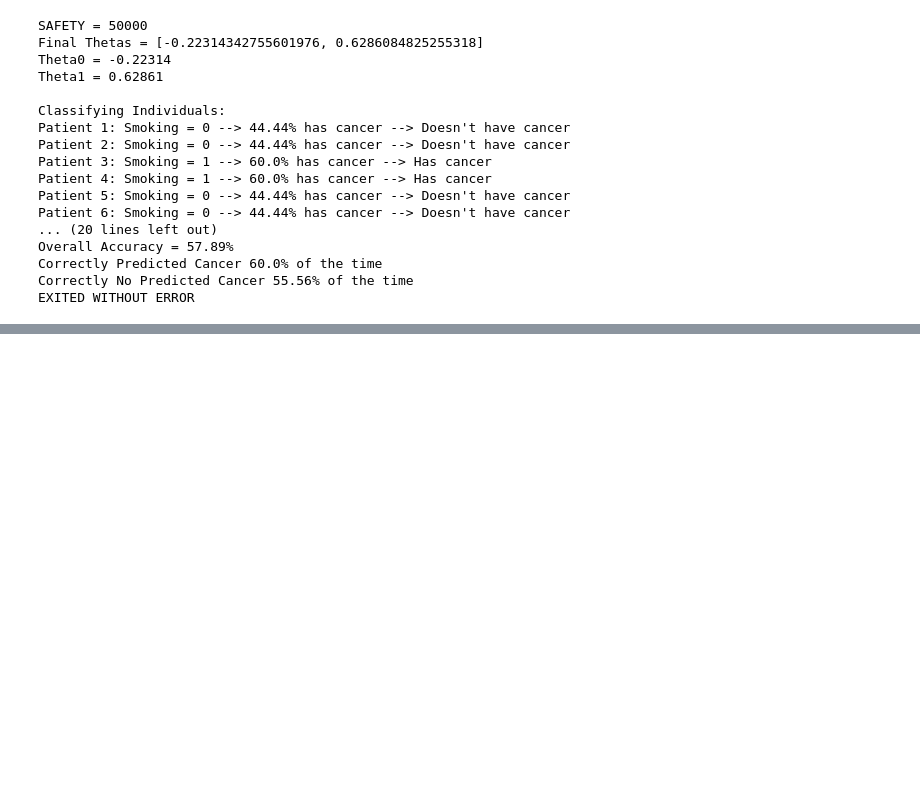
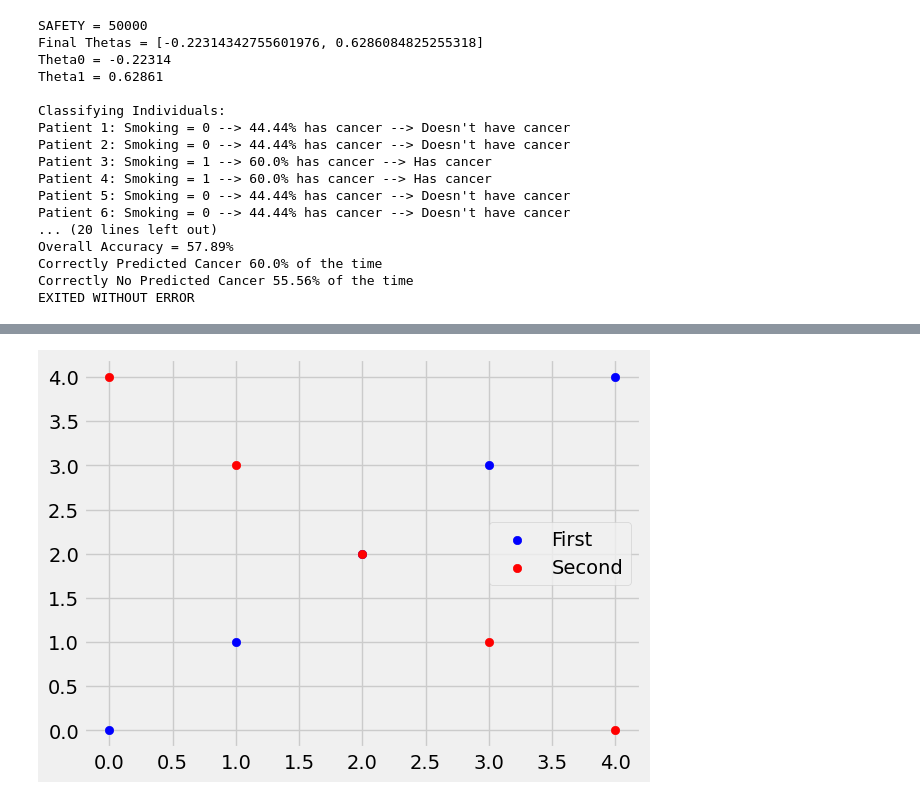
Before and after one commit to al-gabe31/CMSC471-HW5, a Jupyter notebook: LQ90575_Homework5.ipynb, the cells around one changed output, grey strips where cells are left out. Saved outputs shown, nothing was run; the diff lists cells and outputs as text; code cells hidden in the pictures; blank space fills up the shorter version.

```diff
--- a/LQ90575_Homework5.ipynb
+++ b/LQ90575_Homework5.ipynb
@@ -133,6 +130,18 @@ mymodel = list(map(myfunc,x)) # y-values of the linear regression
 plt.scatter(x, y) # Plots arrays x and y into a scatter plot
 plt.plot(x, mymodel) # Plots the linear regression
 plt.show()
+# %%
+# Plotting multiple data on a scatter plot
+
+import matplotlib.pyplot as plt
+from scipy import stats
+
+plt.scatter([0, 1, 2, 3, 4], [0, 1, 2, 3, 4], color='blue')
+plt.scatter([0, 1, 2, 3, 4], [4, 3, 2, 1, 0], color='red')
+plt.legend(['First', 'Second'], loc='best') # You can set location to 'upper left' if you want
+plt.show()
+# %% [output]
+[figure, added]
 # %%
 # How to get the variance of a list
 # Source: https://stackoverflow.com/questions/35583302/how-can-i-calculate-the-variance-of-a-list-in-python
```
Also changed, not shown: parts of 3 cells of this notebook, 1 other file.
